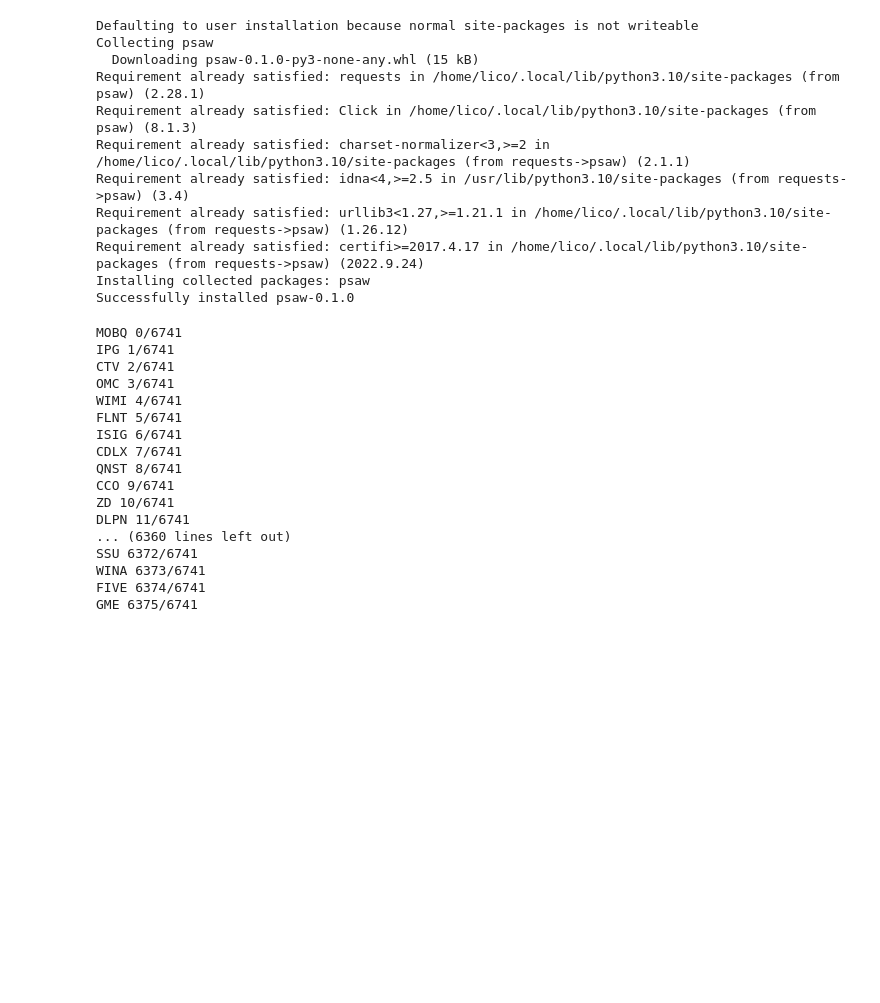
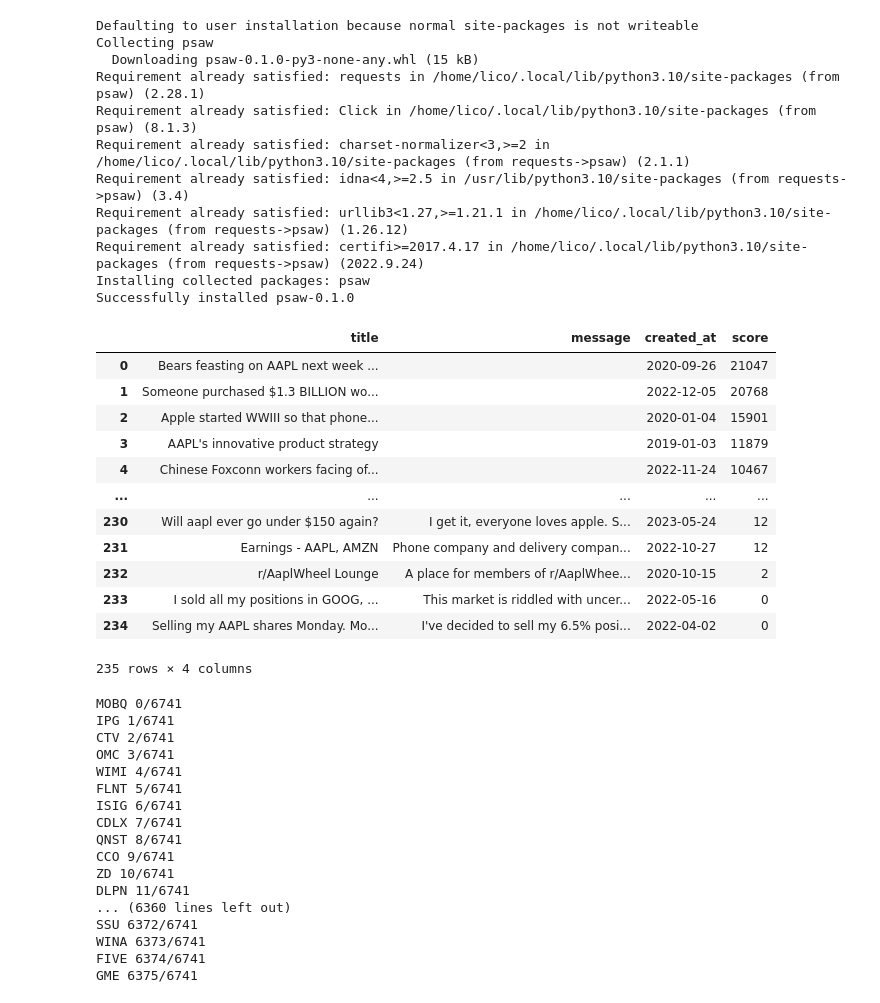
Before and after one commit to Fetyukovitch/SMA, a Jupyter notebook: notebooks/social_media_data.ipynb, the cells around one changed output. Drawn from its saved outputs; the diff is of its cells as text; code cells hidden in the pictures; blank space fills up the shorter version.

```diff
--- a/notebooks/social_media_data.ipynb
+++ b/notebooks/social_media_data.ipynb
@@ -61,6 +61,8 @@ reddit = praw.Reddit(
 
 # Especifica el subreddit que deseas acceder
 subreddit_name = 'wallstreetbets'
+subreddit_name = 'stocks'
+subreddit_name = 'aapl+wallstreetbets+stocks+all'
 
 # Obtiene los títulos de los posts del subreddit
 subreddit = reddit.subreddit(subreddit_name)
@@ -90,7 +92,22 @@ for message in subreddit.search(stock, limit=1500 ):
     messages.loc[len(messages)] = [message.title, message.selftext, datetime.fromtimestamp(message.created_utc).strftime("%Y-%m-%d"), message.score]
 # %%
 messages = messages.sort_values('score', ascending=False, ignore_index=True)
-messages.to_csv(f'../raw_data/reddit_{stock}.csv', index=False )
+#messages.to_csv(f'../raw_data/reddit_{stock}.csv', index=False )
+messages
+# %% [output]
+|  | title | message | created_at | score |
+| 0 | Bears feasting on AAPL next week ... |  | 2020-09-26 | 21047 |
+| 1 | Someone purchased $1.3 BILLION wo... |  | 2022-12-05 | 20768 |
+| 2 | Apple started WWIII so that phone... |  | 2020-01-04 | 15901 |
+| 3 | AAPL's innovative product strategy |  | 2019-01-03 | 11879 |
+| 4 | Chinese Foxconn workers facing of... |  | 2022-11-24 | 10467 |
+| ... | ... | ... | ... | ... |
+| 230 | Will aapl ever go under $150 again? | I get it, everyone loves apple. S... | 2023-05-24 | 12 |
+| 231 | Earnings - AAPL, AMZN | Phone company and delivery compan... | 2022-10-27 | 12 |
+| 232 | r/AaplWheel Lounge | A place for members of r/AaplWhee... | 2020-10-15 | 2 |
+| 233 | I sold all my positions in GOOG, ... | This market is riddled with uncer... | 2022-05-16 | 0 |
+| 234 | Selling my AAPL shares Monday. Mo... | I've decided to sell my 6.5% posi... | 2022-04-02 | 0 |
+235 rows × 4 columns
 # %%
 df_industry = pd.read_csv('../raw_data/industries.csv')
 # %%
```
Also changed, not shown: parts of 6 cells of this notebook, 1 other file.
